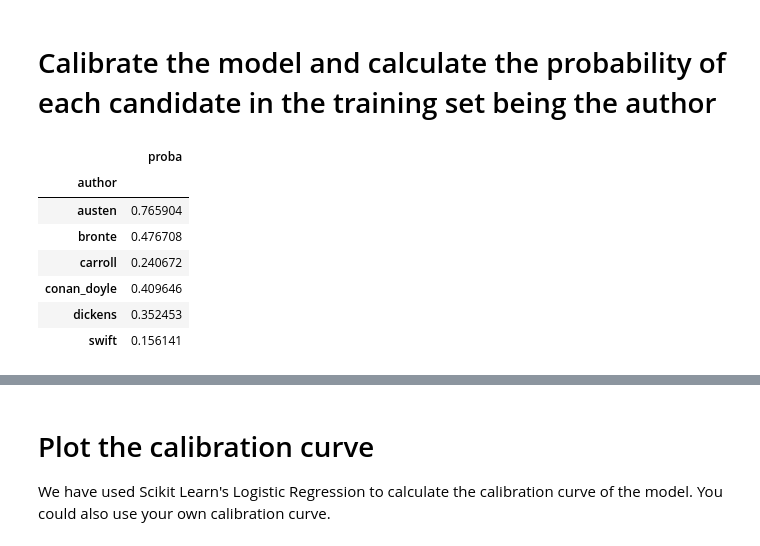
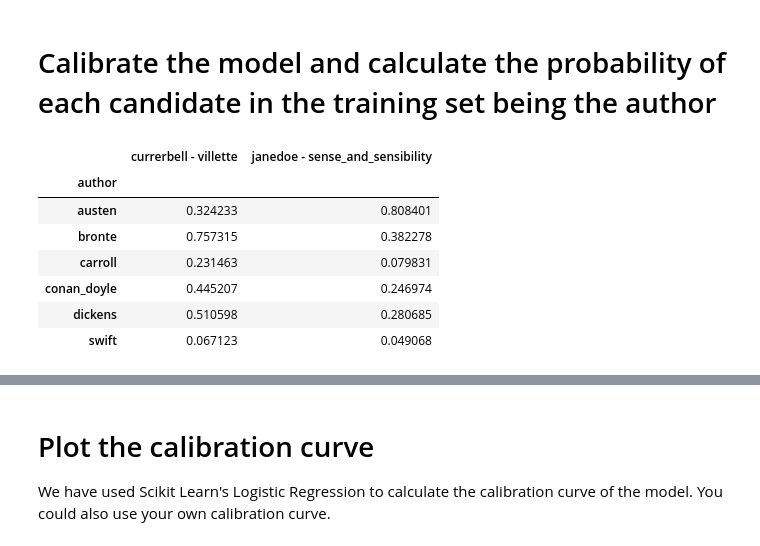
Before and after one commit to fastdatascience/faststylometry, a Jupyter notebook: Burrows Delta Walkthrough.ipynb, the cells around one changed output, grey strips where cells are left out. Cells and saved outputs as stored; diff of their text form; code cells hidden in the pictures.

```diff
--- a/Burrows Delta Walkthrough.ipynb
+++ b/Burrows Delta Walkthrough.ipynb
@@ -27,8 +26,10 @@ train_corpus.tokenise(tokenise_remove_pronouns_en)
 # %% [markdown]
 # Load two books by "unknown" authors to test the algorithm
 # %%
-# Load Sense and Sensibility, written by Jane Austen
+# Load Sense and Sensibility, written by Jane Austen (marked as "janedoe")
+# and Villette, written by Charlotte Bronte (marked as "currerbell", Bronte's real pseudonym)
 
-test_corpus_sense_and_sensibility = load_corpus_from_folder("faststylometry/data/test", pattern="sense")
+test_corpus = load_corpus_from_folder("faststylometry/data/test", pattern=None)
+# You can set pattern to a string value to just load a subset of the corpus.
 
-test_corpus_sense_and_sensibility.tokenise(tokenise_remove_pronouns_en)
+test_corpus.tokenise(tokenise_remove_pronouns_en)
@@ -67,13 +51,13 @@ calculate_burrows_delta(train_corpus, test_corpus_villette)
 # %%
 calibrate(train_corpus)
 # %%
-predict_proba(train_corpus, test_corpus_sense_and_sensibility)
+predict_proba(train_corpus, test_corpus)
 # %% [output]
-|  | proba |
-| author |  |
-| austen | 0.765904 |
-| bronte | 0.476708 |
-| carroll | 0.240672 |
-| conan_doyle | 0.409646 |
-| dickens | 0.352453 |
-| swift | 0.156141 |
+|  | currerbell - villette | janedoe - sense_and_sensibility |
+| author |  |  |
+| austen | 0.324233 | 0.808401 |
+| bronte | 0.757315 | 0.382278 |
+| carroll | 0.231463 | 0.079831 |
+| conan_doyle | 0.445207 | 0.246974 |
+| dickens | 0.510598 | 0.280685 |
+| swift | 0.067123 | 0.049068 |
```
Also changed, not shown: parts of 18 cells of this notebook, 4 other files.
